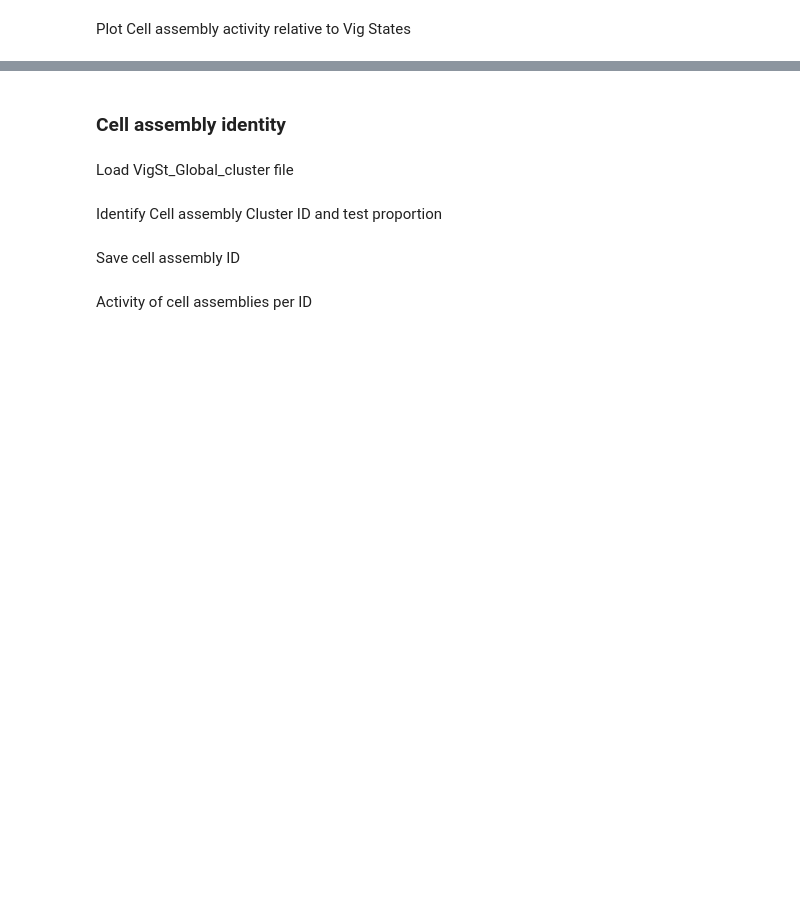
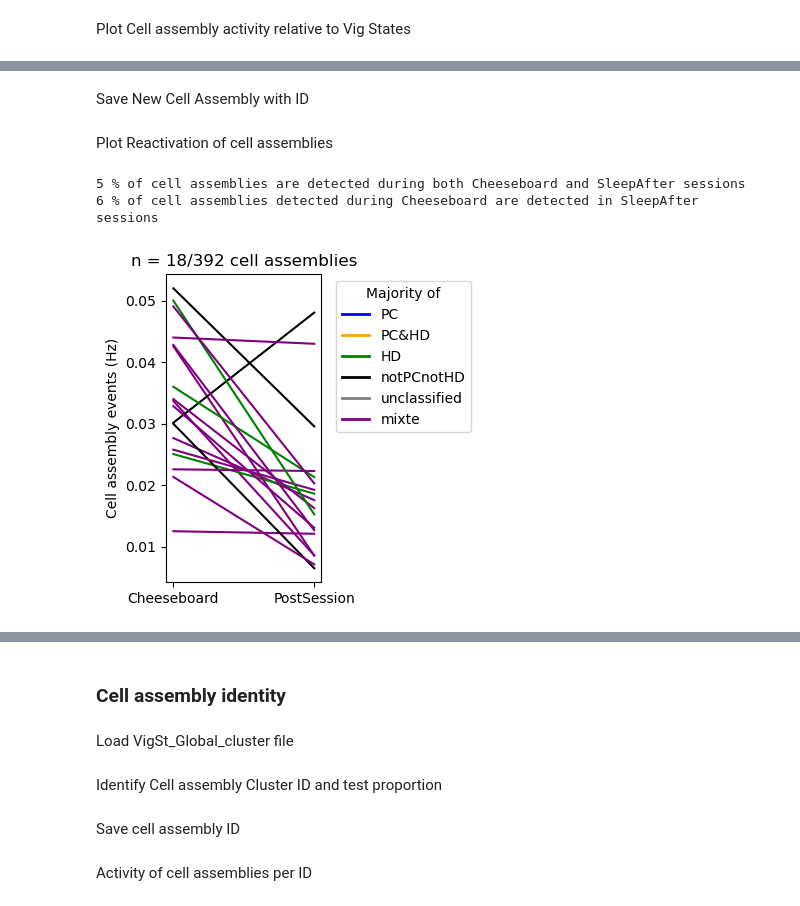
Before and after one commit to melodieborel/HayLabAnalysis, a Jupyter notebook: python/_MINI&OE_5_vizualise_correlations.ipynb, the cells around one changed output, grey strips where cells are left out. Saved outputs shown, nothing was run; the diff lists cells and outputs as text; code cells hidden in the pictures; blank space fills up the shorter version.

```diff
--- a/python/_MINI&OE_5_vizualise_correlations.ipynb
+++ b/python/_MINI&OE_5_vizualise_correlations.ipynb
@@ -266,0 +515,39 @@ plt.show()
+# %% [markdown]
+Save New Cell Assembly with ID
+# %%
+df_NewCellAss=df_NewCellAss.drop('Assembly_Neurons_ID', axis =1)
+df_NewCellAss=df_NewCellAss.drop('Assembly_size', axis =1)
+df_NewCellAss=df_NewCellAss.drop('Cells_in_Assembly', axis =1)
+df_NewCellAss=df_NewCellAss.drop('Assembly_ID', axis =1)
+df_NewCellAss_ID = pd.merge(df_NewCellAss,df_NewCellAss_uniqAss[['New_Assembly_ID', 'Assembly_Neurons_ID','Assembly_size','Cells_in_Assembly']], on='New_Assembly_ID', how='outer')
+
+filenameOut = Path(dfilepath).parent / f'NewCellAssembly_Global_ID.pkl'
+with open(filenameOut, 'wb') as pickle_file:
+    pickle.dump(df_NewCellAss_ID, pickle_file)
+filenameOut = Path(dfilepath).parent / f'NewCellAssembly_Global_ID.xlsx'
+with pd.ExcelWriter(filenameOut) as writer:
+    df_NewCellAss_ID.to_excel(writer, index=False)
+# %% [markdown]
+Plot Reactivation of cell assemblies
+# %%
+NewCellAss_ID_pivot= df_NewCellAss_ID.pivot_table(index='New_Assembly_ID', columns=['ExpeType'], values='EventFreq', aggfunc='mean', fill_value=None)
+NewCellAss_ID_pivot_clean = NewCellAss_ID_pivot.dropna(subset=['Cheeseboard', 'SleepAfter'])
+NewCellAss_ID_pivot_clean1 = pd.merge(NewCellAss_ID_pivot_clean,df_NewCellAss_ID[['Assembly_Neurons_ID', 'New_Assembly_ID']], on='New_Assembly_ID', how='inner')
+NewCellAss_ID_pivot_clean1 = NewCellAss_ID_pivot_clean1.drop_duplicates()
+
+plt.figure(figsize=(2,4))
+color_map = {'PC': 'blue', 'PC&HD': 'orange', 'HD': 'green', 'notPCnotHD': 'black', 'unclassified': 'grey', 'mixte': 'purple'}
+timepoints = [1, 2]
+for idx, row in NewCellAss_ID_pivot_clean1.iterrows():
+    plt.plot(timepoints, [row['Cheeseboard'], row['SleepAfter']], color=color_map[row['Assembly_Neurons_ID']])
+plt.xticks(timepoints, ['Cheeseboard', 'PostSession'])
+plt.ylabel('Cell assembly events (Hz)')
+plt.title(f'n = {len(NewCellAss_ID_pivot_clean1)}/{len(NewCellAss_ID_pivot)} cell assemblies')
+plt.legend(handles=[plt.Line2D([0], [0], color=color, lw=2, label=label) for label, color in color_map.items()], title='Majority of', bbox_to_anchor=(1.05, 1), loc='upper left')
+print(f'{round(len(NewCellAss_ID_pivot_clean1)/len(NewCellAss_ID_pivot)*100)} % of cell assemblies are detected during both Cheeseboard and SleepAfter sessions')
+print(f"{round(len(NewCellAss_ID_pivot_clean1)/len(NewCellAss_ID_pivot.dropna(subset=['Cheeseboard']))*100)} % of cell assemblies detected during Cheeseboard are detected in SleepAfter sessions")
+plt.show()
+# %% [output]
+5 % of cell assemblies are detected during both Cheeseboard and SleepAfter sessions
+6 % of cell assemblies detected during Cheeseboard are detected in SleepAfter sessions
+[figure, added]
```
Also changed, not shown: parts of 26 cells of this notebook, 4 other files.
